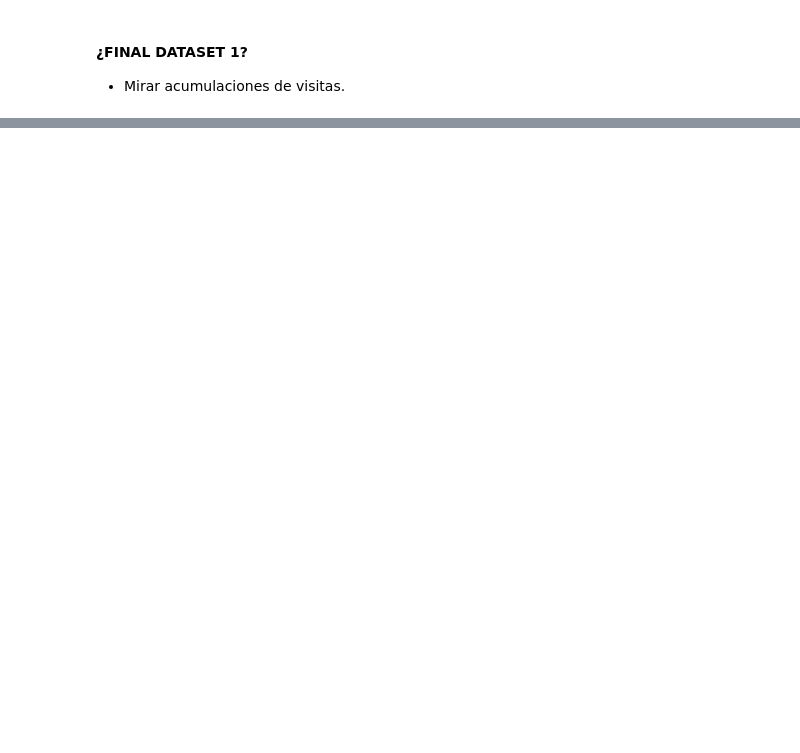
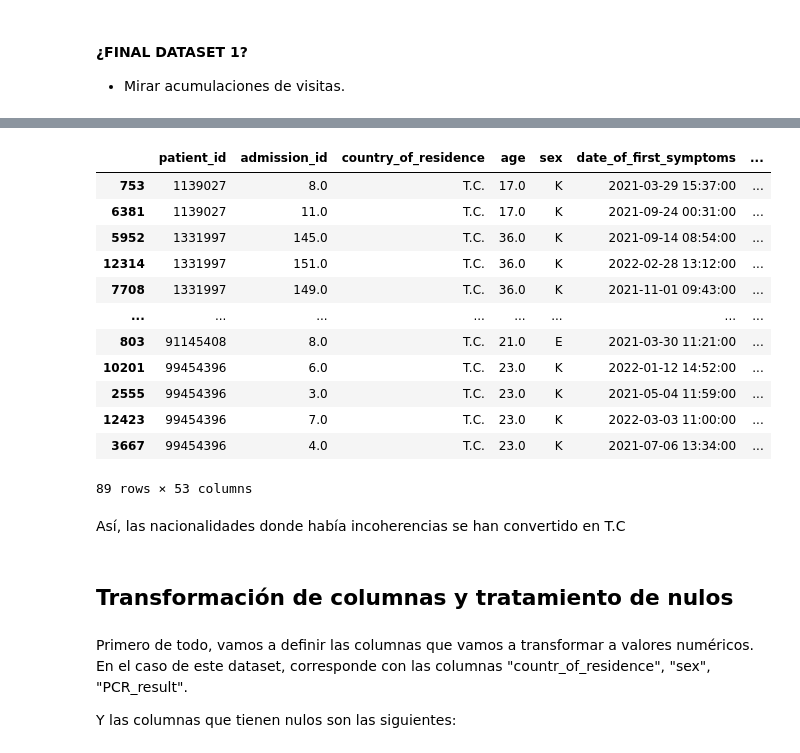
Before and after one commit to javipzv/hospital-data-analysis-and-prediction, a Jupyter notebook: preprocessing.ipynb, the cells around one changed output, grey strips where cells are left out. Saved outputs shown, nothing was run; the diff lists cells and outputs as text; code cells hidden in the pictures; blank space fills up the shorter version.

Commit message:
Processing 2 dataset

```diff
--- a/preprocessing.ipynb
+++ b/preprocessing.ipynb
@@ -695,0 +855,27 @@ data1[data1.duplicated(subset=['patient ID', 'date_of_first_symptoms'], keep=Fal
+# %%
+for id in ids_of_nationality_incoherences:
+    data2.loc[data2['patient_id'] == id, 'country_of_residence'] = "T.C."
+# %%
+data2.loc[data2['patient_id'].isin(ids_of_nationality_incoherences)].sort_values(by='patient_id')
+# %% [output]
+|  | patient_id | admission_id | country_of_residence | age | sex | date_of_first_symptoms | ... |
+| 753 | 1139027 | 8.0 | T.C. | 17.0 | K | 2021-03-29 15:37:00 | ... |
+| 6381 | 1139027 | 11.0 | T.C. | 17.0 | K | 2021-09-24 00:31:00 | ... |
+| 5952 | 1331997 | 145.0 | T.C. | 36.0 | K | 2021-09-14 08:54:00 | ... |
+| 12314 | 1331997 | 151.0 | T.C. | 36.0 | K | 2022-02-28 13:12:00 | ... |
+| 7708 | 1331997 | 149.0 | T.C. | 36.0 | K | 2021-11-01 09:43:00 | ... |
+| ... | ... | ... | ... | ... | ... | ... | ... |
+| 803 | 91145408 | 8.0 | T.C. | 21.0 | E | 2021-03-30 11:21:00 | ... |
+| 10201 | 99454396 | 6.0 | T.C. | 23.0 | K | 2022-01-12 14:52:00 | ... |
+| 2555 | 99454396 | 3.0 | T.C. | 23.0 | K | 2021-05-04 11:59:00 | ... |
+| 12423 | 99454396 | 7.0 | T.C. | 23.0 | K | 2022-03-03 11:00:00 | ... |
+| 3667 | 99454396 | 4.0 | T.C. | 23.0 | K | 2021-07-06 13:34:00 | ... |
+89 rows × 53 columns
+# %% [markdown]
+Así, las nacionalidades donde había incoherencias se han convertido en T.C
+# %% [markdown]
+## Transformación de columnas y tratamiento de nulos
+# %% [markdown]
+Primero de todo, vamos a definir las columnas que vamos a transformar a valores numéricos. En el caso de este dataset, corresponde con las columnas "countr_of_residence", "sex", "PCR_result".
+
+Y las columnas que tienen nulos son las siguientes:
```
Also changed, not shown: parts of 65 cells of this notebook.
